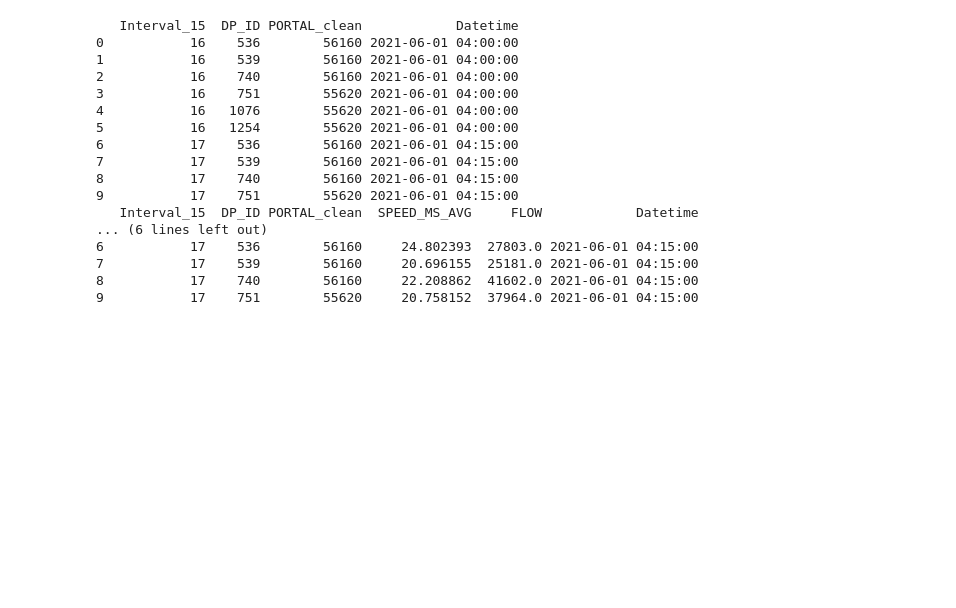
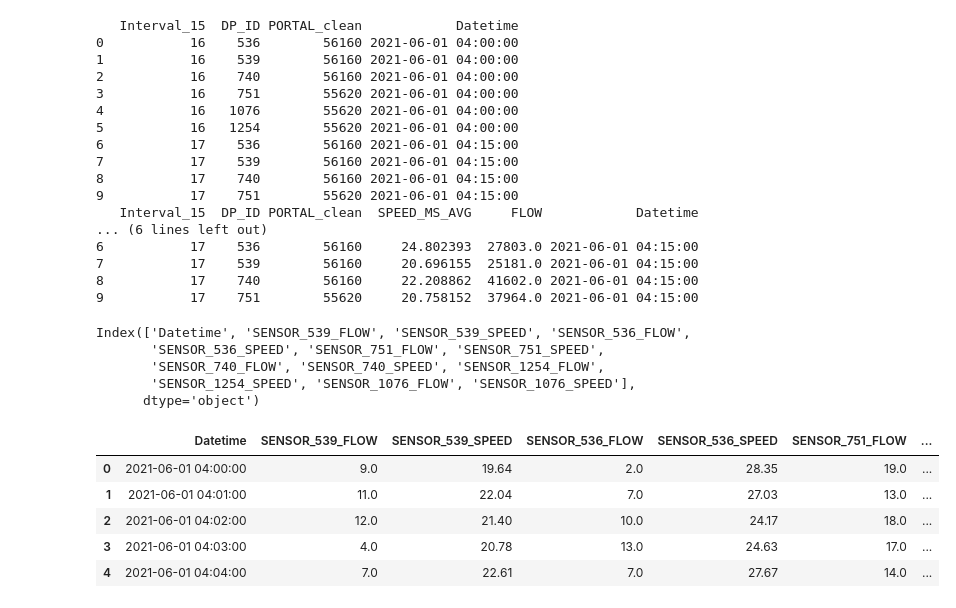
Before and after one commit to Jojo18-20/Project_AI_Transportation, a Jupyter notebook: data_exploration.ipynb, the cells around one changed output. Cells and saved outputs as stored; diff of their text form; code cells hidden in the pictures; blank space fills up the shorter version.

```diff
--- a/data_exploration.ipynb
+++ b/data_exploration.ipynb
@@ -711,3 +712,31 @@ df_2_full.head()
 df_2_full.to_parquet("data/processed/df_2_full_v2.parquet", index=False)
 df_2_full_csv=df_2_full.drop(columns=["Date_only", "Time_only"])
 df_2_full_csv.to_csv("data/processed/df_2_full_v2.csv", index=False,sep=";")
+# %%
+all_sensors=df_2_full['DP_ID'].unique()
+df_all = []
+for sensor in all_sensors:
+    df_sensor = df_2_full[df_2_full['DP_ID'] == sensor].copy()
+    df_sensor = df_sensor.rename(columns={
+        f'FLOW_filled': f'SENSOR_{sensor}_FLOW'
+    })
+    df_sensor = df_sensor.rename(columns={
+        f'SPEED_MS_AVG_filled': f'SENSOR_{sensor}_SPEED'
+    })
+    df_sensor = df_sensor[['Datetime'] + [f'SENSOR_{sensor}_FLOW' ]+[f'SENSOR_{sensor}_SPEED' ]]
+    df_all.append(df_sensor)
+df_all = reduce(lambda l, r: pd.merge(l, r, on='Datetime', how='inner'), df_all)
+print(df_all.columns)
+df_all.head()
+# %% [output]
+Index(['Datetime', 'SENSOR_539_FLOW', 'SENSOR_539_SPEED', 'SENSOR_536_FLOW',
+       'SENSOR_536_SPEED', 'SENSOR_751_FLOW', 'SENSOR_751_SPEED',
+       'SENSOR_740_FLOW', 'SENSOR_740_SPEED', 'SENSOR_1254_FLOW',
+       'SENSOR_1254_SPEED', 'SENSOR_1076_FLOW', 'SENSOR_1076_SPEED'],
+      dtype='object')
+|  | Datetime | SENSOR_539_FLOW | SENSOR_539_SPEED | SENSOR_536_FLOW | SENSOR_536_SPEED | SENSOR_751_FLOW | ... |
+| 0 | 2021-06-01 04:00:00 | 9.0 | 19.64 | 2.0 | 28.35 | 19.0 | ... |
+| 1 | 2021-06-01 04:01:00 | 11.0 | 22.04 | 7.0 | 27.03 | 13.0 | ... |
+| 2 | 2021-06-01 04:02:00 | 12.0 | 21.40 | 10.0 | 24.17 | 18.0 | ... |
+| 3 | 2021-06-01 04:03:00 | 4.0 | 20.78 | 13.0 | 24.63 | 17.0 | ... |
+| 4 | 2021-06-01 04:04:00 | 7.0 | 22.61 | 7.0 | 27.67 | 14.0 | ... |
```
Also changed, not shown: parts of 2 cells of this notebook, 2 other files.
